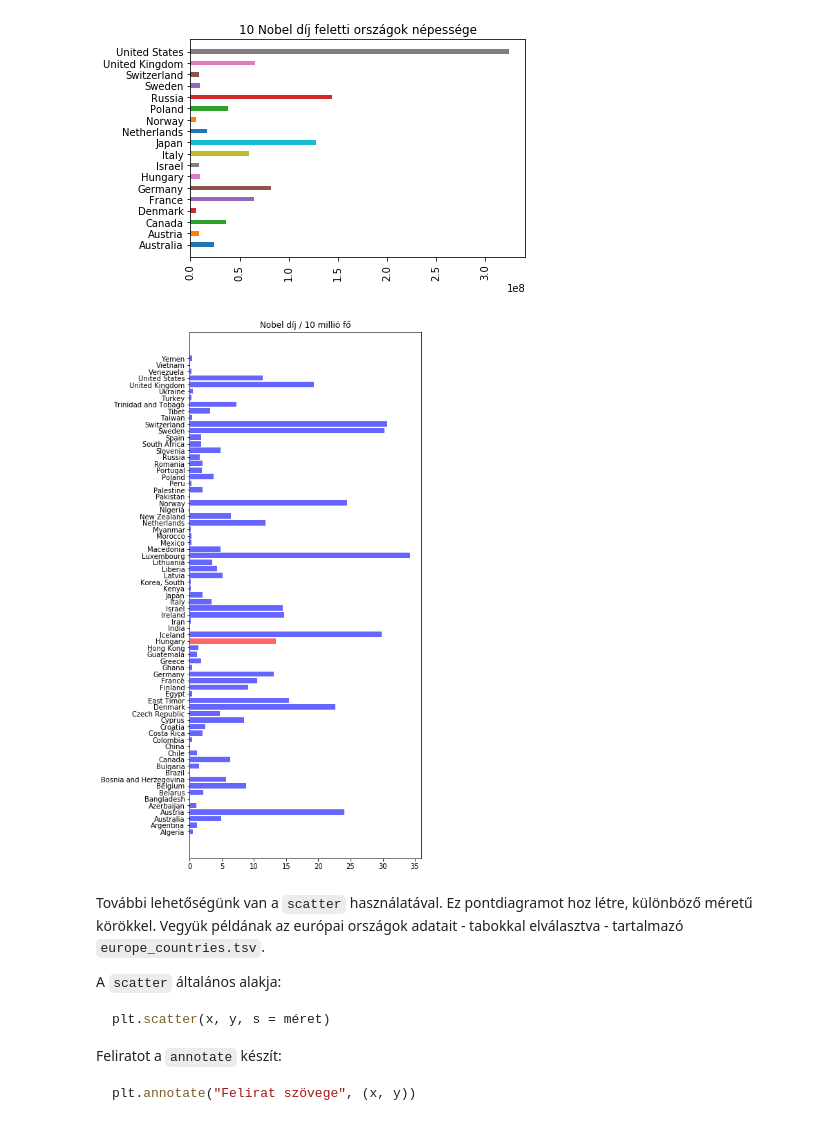
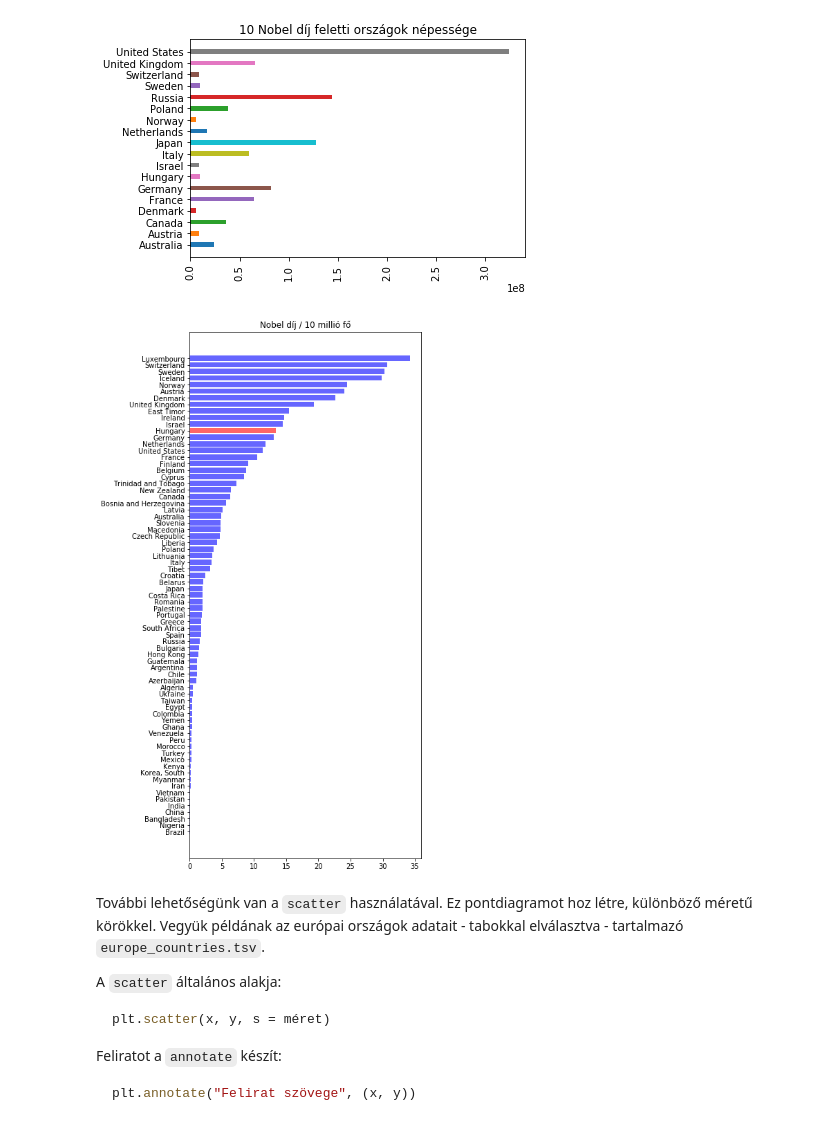
Before and after one commit to horverno/sze-academic-python, a Jupyter notebook: eload/ea04.ipynb, the cells around one changed output. Drawn from its saved outputs; the diff is of its cells as text; code cells hidden in the pictures.

Commit message:
Nobel dijas pelda es video beagyazas frissítve

```diff
--- a/eload/ea04.ipynb
+++ b/eload/ea04.ipynb
@@ -265,22 +265,27 @@ plt.show()
 # %%
 import csv
 import os
 import matplotlib.pyplot as plt
 
 nobel_file = os.path.join("data", "nobel_price.csv")
 plt.figure(figsize=(6,14))
+nobel, country = [], []
 with open(nobel_file, 'rt') as nfile:
      spamreader = csv.DictReader(nfile, delimiter=";")
      # Country;Nobel price (2017);Population
      for row in spamreader:
-        if row['Country'] == "Hungary":
-             plt.barh(row['Country'], int(row['Nobel price (2017)']) / int(row['Population']) * 10000000, color = 'r', alpha=0.6)
-        else:
-             plt.barh(row['Country'], int(row['Nobel price (2017)']) / int(row['Population']) * 10000000, color = 'b', alpha=0.6)
+        nobel.append(int(row['Nobel price (2017)']) / int(row['Population']) * 10000000)
+        country.append(row['Country'])
+d = dict(zip(country, nobel))
+for w in sorted(d, key=d.get, reverse=False):
+    if w == "Hungary":
+        plt.barh(w, d[w], color = 'r', alpha=0.6)
+    else:
+        plt.barh(w, d[w], color = 'b', alpha=0.6)
 plt.title("Nobel díj / 10 millió fő")
 plt.show()
 # %% [output]
-[figure, old version]
+[figure, new version]
 # %% [markdown]
 További lehetőségünk van a `scatter` használatával. Ez pontdiagramot hoz létre, különböző méretű körökkel. Vegyük példának az európai országok adatait - tabokkal elválasztva - tartalmazó `europe_countries.tsv`.
 
```
